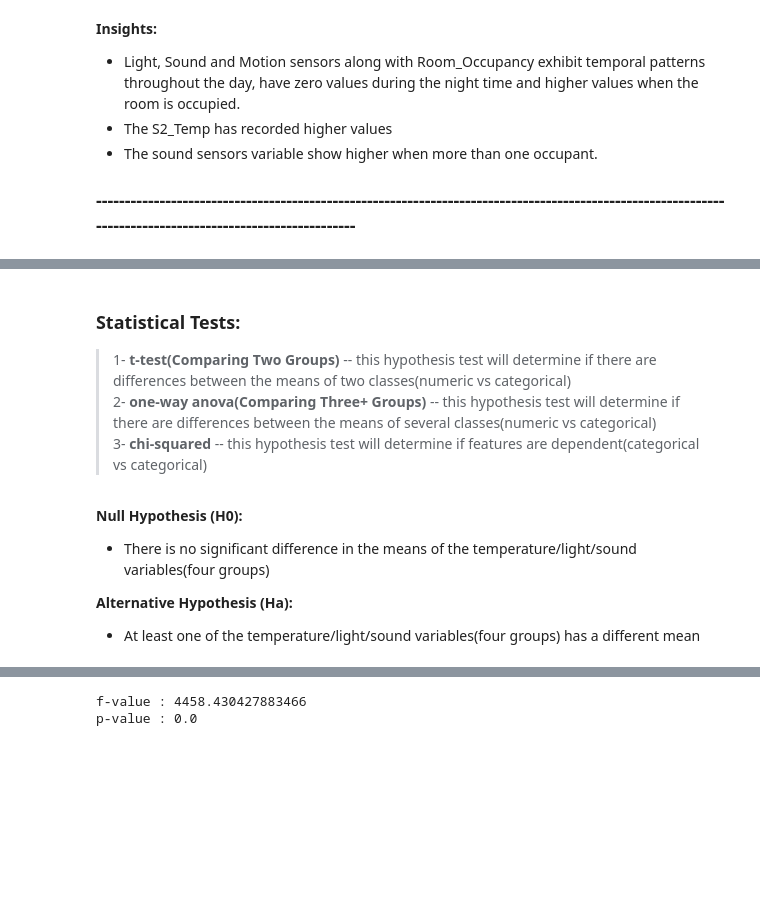
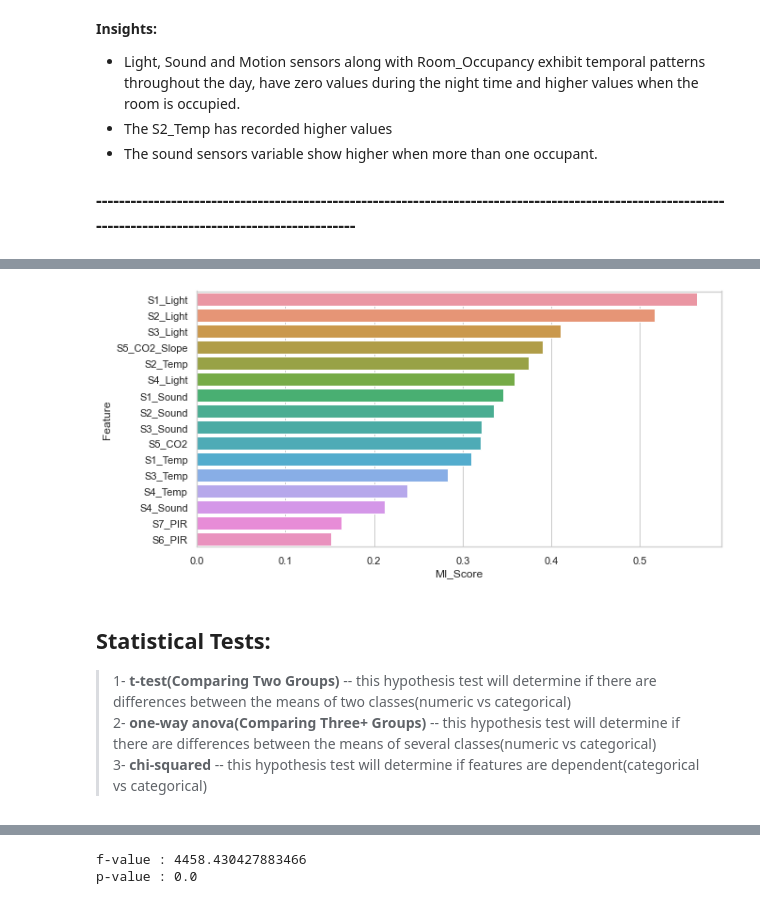
Before and after one commit to masram-ml/rpstry-bdap-occup-estmt-, a Jupyter notebook: CIND820-Big Data Analytics Project(Occupancy_Estimation).ipynb, the cells around one changed output, grey strips where cells are left out. Drawn from its saved outputs; the diff is of its cells as text; code cells hidden in the pictures; blank space fills up the shorter version.

```diff
--- a/CIND820-Big Data Analytics Project(Occupancy_Estimation).ipynb
+++ b/CIND820-Big Data Analytics Project(Occupancy_Estimation).ipynb
@@ -700,13 +707,32 @@ fs_numsSorted[fs_numsSorted['p-value'] < 0.05]
+# %%
+
+X = df_occupancy.drop(['Room_Occupancy_Count', 'Date', 'Time'], axis=1)
+y = df_occupancy['Room_Occupancy_Count']
+
+# Label encode categorical target
+le = LabelEncoder()
+y_encoded = le.fit_transform(y)
+
+# Split the data into train and test sets
+X_train, X_test, y_train, y_test = train_test_split(X, y_encoded, test_size=0.2, random_state=42)
+
+# Calculate Mutual Information for each feature
+mi_scores = mutual_info_classif(X_train, y_train)
+
+# Create a DataFrame to store feature names and their MI scores
+mi_df = pd.DataFrame({'Feature': X_train.columns, 'MI_Score': mi_scores})
+
+# Sort features based on MI scores
+mi_df = mi_df.sort_values(by='MI_Score', ascending=False)
+
+sns.barplot(y = 'Feature', x = 'MI_Score', data = mi_df)
+plt.show()
+# %% [output]
+[figure, added]
 # %% [markdown]
 #
-### Statistical Tests:
+## Statistical Tests:
 
 >  1- **t-test(Comparing Two Groups)** -- this hypothesis test will determine if there are differences between the means of two classes(numeric vs categorical)
 >  2- **one-way anova(Comparing Three+ Groups)** -- this hypothesis test will determine if there are differences between the means of several classes(numeric vs categorical)
 >  3- **chi-squared** -- this hypothesis test will determine if features are dependent(categorical vs categorical)
-# %% [markdown]
-**Null Hypothesis (H0):**
--  There is no significant difference in the means of the temperature/light/sound variables(four groups)
-
-**Alternative Hypothesis (Ha):**
--  At least one of the temperature/light/sound variables(four groups) has a different mean
```
Also changed, not shown: parts of 163 cells of this notebook.
